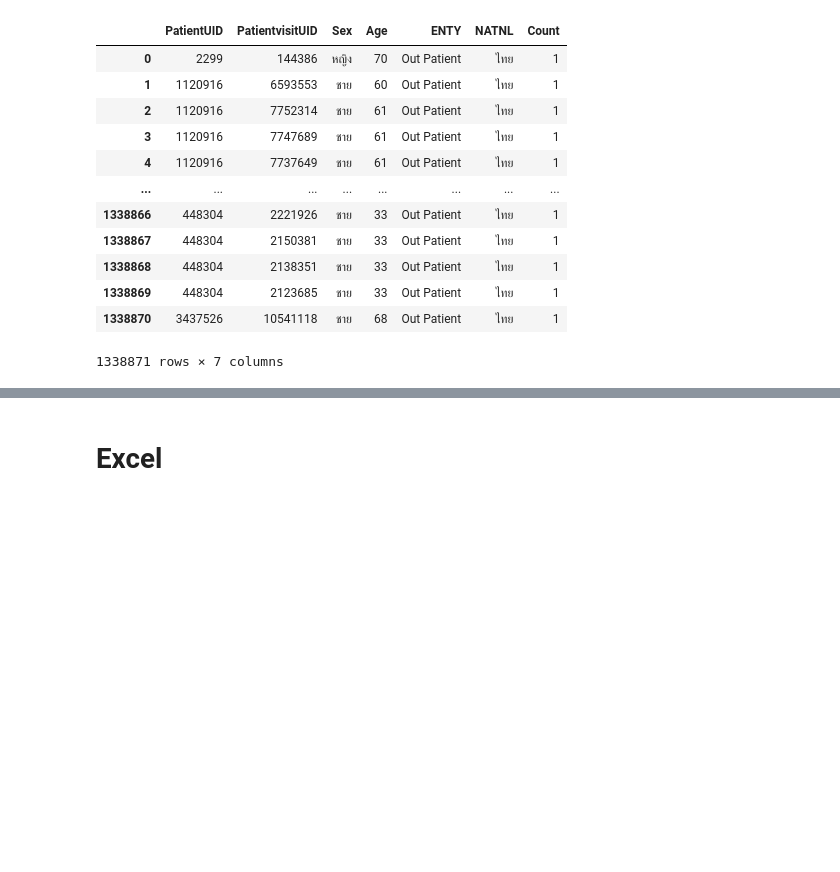
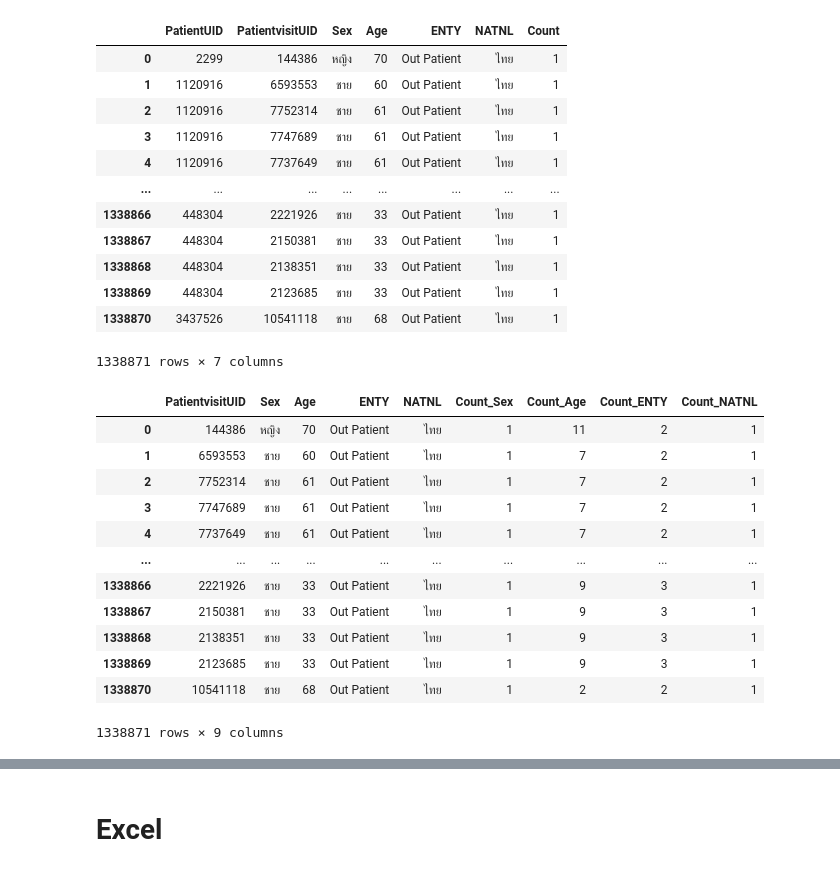
Before and after one commit to qmcnn/PROJECT, a Jupyter notebook: CountUniqueValues.ipynb, the cells around one changed output, grey strips where cells are left out. Drawn from its saved outputs; the diff is of its cells as text; code cells hidden in the pictures; blank space fills up the shorter version.

```diff
--- a/CountUniqueValues.ipynb
+++ b/CountUniqueValues.ipynb
@@ -464,3 +446,35 @@ visit_count
 | 1338869 | 448304 | 2123685 | ชาย | 33 | Out Patient | ไทย | 1 |
 | 1338870 | 3437526 | 10541118 | ชาย | 68 | Out Patient | ไทย | 1 |
 1338871 rows × 7 columns
+# %%
+columns_to_count = ['PatientUID', 'Sex', 'Age', 'ENTY', 'NATNL']
+
+# Count unique values in the specified columns
+visit_grouped = visit.groupby('PatientUID')[columns_to_count].nunique()
+
+# Rename the columns
+new_columns = ['Count_' + column for column in columns_to_count]
+visit_grouped.columns = new_columns
+
+# Merge with the existing visit_count DataFrame
+visit_count = visit_count.merge(visit_grouped, on='PatientUID', how='left')
+
+# Select the required columns
+required_columns = ['PatientvisitUID', 'Sex', 'Age', 'ENTY', 'NATNL', 'Count_Sex', 'Count_Age', 'Count_ENTY', 'Count_NATNL']
+visit_count = visit_count.reindex(required_columns, axis=1)
+# %%
+visit_count
+# %% [output]
+|  | PatientvisitUID | Sex | Age | ENTY | NATNL | Count_Sex | Count_Age | Count_ENTY | Count_NATNL |
+| 0 | 144386 | หญิง | 70 | Out Patient | ไทย | 1 | 11 | 2 | 1 |
+| 1 | 6593553 | ชาย | 60 | Out Patient | ไทย | 1 | 7 | 2 | 1 |
+| 2 | 7752314 | ชาย | 61 | Out Patient | ไทย | 1 | 7 | 2 | 1 |
+| 3 | 7747689 | ชาย | 61 | Out Patient | ไทย | 1 | 7 | 2 | 1 |
+| 4 | 7737649 | ชาย | 61 | Out Patient | ไทย | 1 | 7 | 2 | 1 |
+| ... | ... | ... | ... | ... | ... | ... | ... | ... | ... |
+| 1338866 | 2221926 | ชาย | 33 | Out Patient | ไทย | 1 | 9 | 3 | 1 |
+| 1338867 | 2150381 | ชาย | 33 | Out Patient | ไทย | 1 | 9 | 3 | 1 |
+| 1338868 | 2138351 | ชาย | 33 | Out Patient | ไทย | 1 | 9 | 3 | 1 |
+| 1338869 | 2123685 | ชาย | 33 | Out Patient | ไทย | 1 | 9 | 3 | 1 |
+| 1338870 | 10541118 | ชาย | 68 | Out Patient | ไทย | 1 | 2 | 2 | 1 |
+1338871 rows × 9 columns
```
Also changed, not shown: parts of 7 cells of this notebook.
